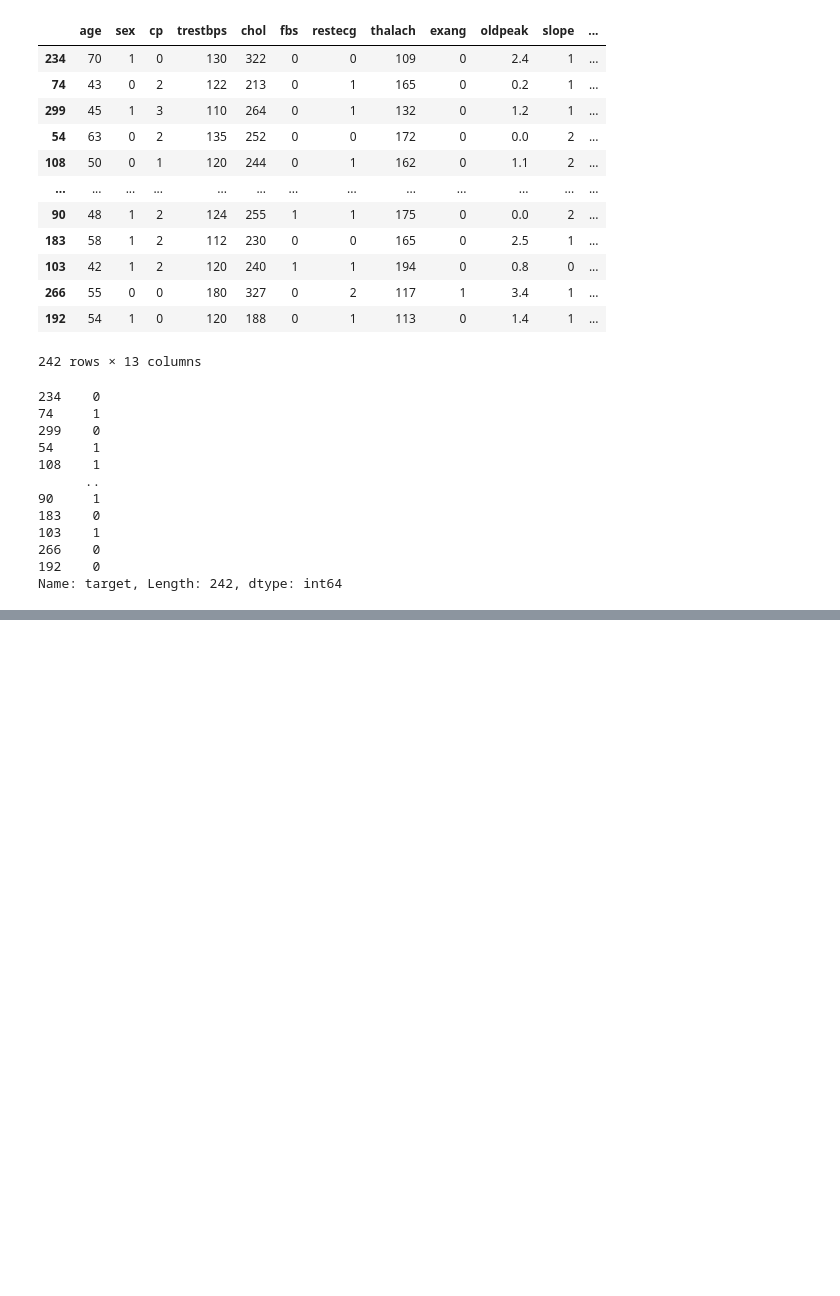
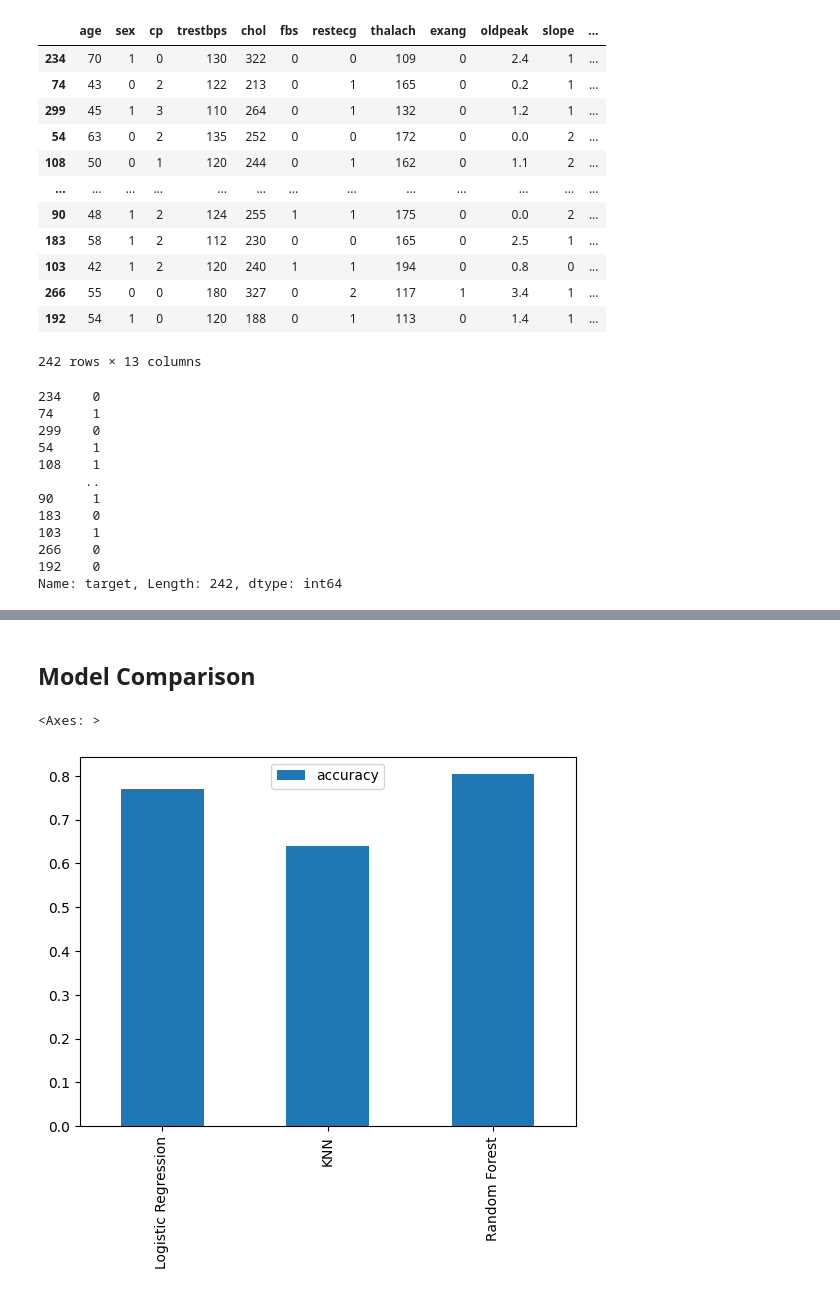
Before and after one commit to Abhi-pacific/Machine-learning-course, a Jupyter notebook: heart disease project/end_to_end_heart_disease.ipynb, the cells around one changed output, grey strips where cells are left out. Cells and saved outputs as stored; diff of their text form; code cells hidden in the pictures; blank space fills up the shorter version.

Commit message:
tested score with multiple SK-learn models and plot there score.

```diff
--- a/heart disease project/end_to_end_heart_disease.ipynb
+++ b/heart disease project/end_to_end_heart_disease.ipynb
@@ -288,0 +325,8 @@ Name: target, Length: 242, dtype: int64
+# %%
+model_scores = fit_and_score(models = models,
+                             X_train= x_train,
+                             X_test= x_test,
+                             Y_train= y_train,
+                             Y_test= y_test
+                             )
+model_scores
@@ -288,0 +345,17 @@ Name: target, Length: 242, dtype: int64
+# %% [markdown]
+## Model Comparison
+# %%
+# changing the data in the DataFrame
+model_comparison = pd.DataFrame(model_scores,index=["accuracy"])
+
+# plotting the graph
+
+# # sns
+# fig,ax = plt.subplots(figsize = (10,8))
+# ax = sns.barplot(model_comparison,color = "lightblue")
+
+
+model_comparison.T.plot(kind='bar')
+# %% [output]
+<Axes: >
+[figure, added]
```
Also changed, not shown: parts of 2 cells of this notebook.
